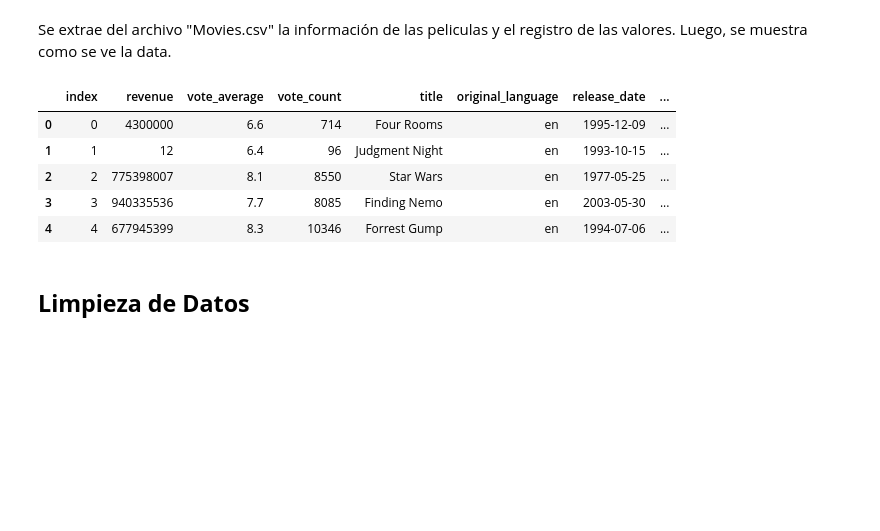
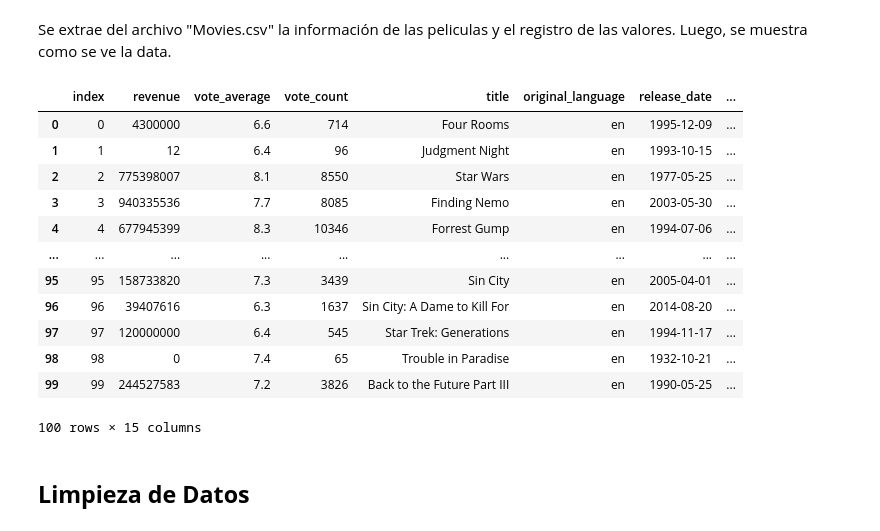
Before and after one commit to vicho-bece/Python-Data-Analytics, a Jupyter notebook: Movie_rating/movie_rate.ipynb, the cells around one changed output. Drawn from its saved outputs; the diff is of its cells as text; code cells hidden in the pictures; blank space fills up the shorter version.

```diff
--- a/Movie_rating/movie_rate.ipynb
+++ b/Movie_rating/movie_rate.ipynb
@@ -12,14 +12,21 @@ Se extrae del archivo "Movies.csv" la información de las peliculas y el registr
 Luego, se muestra como se ve la data.
 # %%
 data = pd.read_csv(filepath_or_buffer='./data/Movies.csv', delimiter=',', encoding='utf-8')
-data.head(5)
+data.head(100)
 # %% [output]
 |  | index | revenue | vote_average | vote_count | title | original_language | release_date | ... |
 | 0 | 0 | 4300000 | 6.6 | 714 | Four Rooms | en | 1995-12-09 | ... |
 | 1 | 1 | 12 | 6.4 | 96 | Judgment Night | en | 1993-10-15 | ... |
 | 2 | 2 | 775398007 | 8.1 | 8550 | Star Wars | en | 1977-05-25 | ... |
 | 3 | 3 | 940335536 | 7.7 | 8085 | Finding Nemo | en | 2003-05-30 | ... |
 | 4 | 4 | 677945399 | 8.3 | 10346 | Forrest Gump | en | 1994-07-06 | ... |
+| ... | ... | ... | ... | ... | ... | ... | ... | ... |
+| 95 | 95 | 158733820 | 7.3 | 3439 | Sin City | en | 2005-04-01 | ... |
+| 96 | 96 | 39407616 | 6.3 | 1637 | Sin City: A Dame to Kill For | en | 2014-08-20 | ... |
+| 97 | 97 | 120000000 | 6.4 | 545 | Star Trek: Generations | en | 1994-11-17 | ... |
+| 98 | 98 | 0 | 7.4 | 65 | Trouble in Paradise | en | 1932-10-21 | ... |
+| 99 | 99 | 244527583 | 7.2 | 3826 | Back to the Future Part III | en | 1990-05-25 | ... |
+100 rows × 15 columns
 # %% [markdown]
 **Limpieza de Datos**
 --
```
Also changed, not shown: parts of 7 cells of this notebook.
